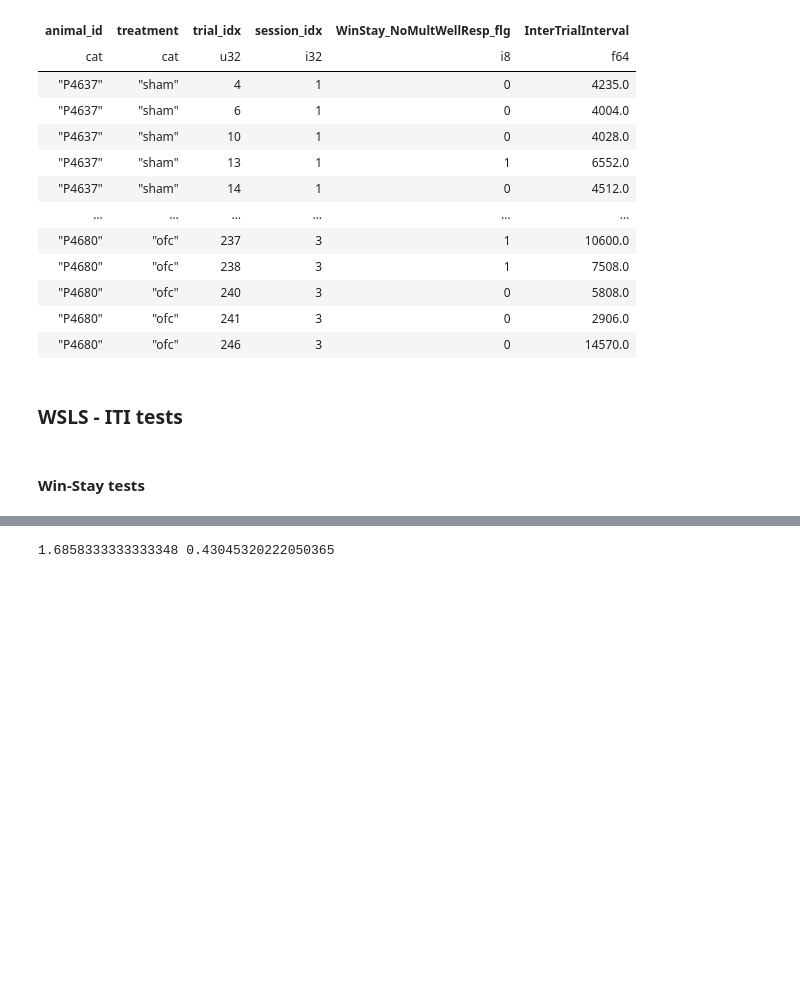
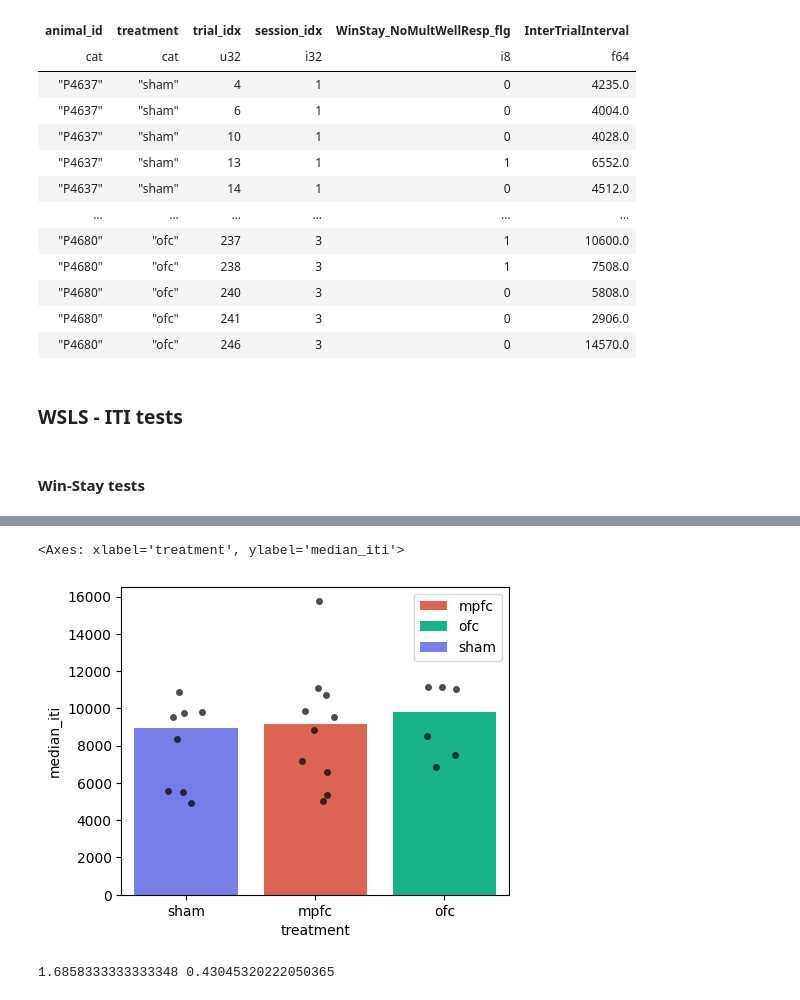
Before and after one commit to BenjoLiving/matching-pennies, a Jupyter notebook: matching_pennies/analysis/experiments/lesion_study_normal.ipynb, the cells around one changed output, grey strips where cells are left out. Drawn from its saved outputs; the diff is of its cells as text; code cells hidden in the pictures; blank space fills up the shorter version.

Commit message:
Added bar plots

```diff
--- a/matching_pennies/analysis/experiments/lesion_study_normal.ipynb
+++ b/matching_pennies/analysis/experiments/lesion_study_normal.ipynb
@@ -1024,12 +1026,50 @@ shape: (24, 5)
 # %%
-px.box(
-    ws_iti_rat,
+df = (
+    ws_iti_rat
+    .group_by("treatment")
+    .agg(pl.median("median_iti_ws").alias("median_iti"))
+    .select(["treatment", "median_iti"])
+    .to_pandas()
+)
+
+df["treatment"] = df["treatment"].astype(str)
+order = ["sham", "mpfc", "ofc"]
+iti_pd = ws_iti_rat.to_pandas()
+iti_pd["treatment"] = iti_pd["treatment"].astype(str)
+
+palette = {
+    "sham": "#636efaff",
+    "mpfc": "#ef553bff",
+    "ofc": "#00cc96ff"
+}
+
+fig, ax = plt.subplots(figsize=(5, 4))
+
+sns.barplot(
+    data=df,
+    order=order,
+    x="treatment",
+    y="median_iti",
+    hue="treatment",
+    palette=palette,
+    legend=True,
+    ax=ax
+)
+
+# 2) Points = each animal's median ITI
+sns.stripplot(
+    data=iti_pd,
     x="treatment",
     y="median_iti_ws",
-    color="treatment",
-    category_orders=cat,
-    points="all"
+    order=order,
+    ax=ax,
+    color="black",
+    jitter=0.15,     # horizontal spread so points don't sit on top of each other
+    alpha=0.7,
 )
+# %% [output]
+<Axes: xlabel='treatment', ylabel='median_iti'>
+[figure, added]
 # %%
 import pandas as pd
 from scipy.stats import kruskal
```
Also changed, not shown: parts of 28 cells of this notebook.
